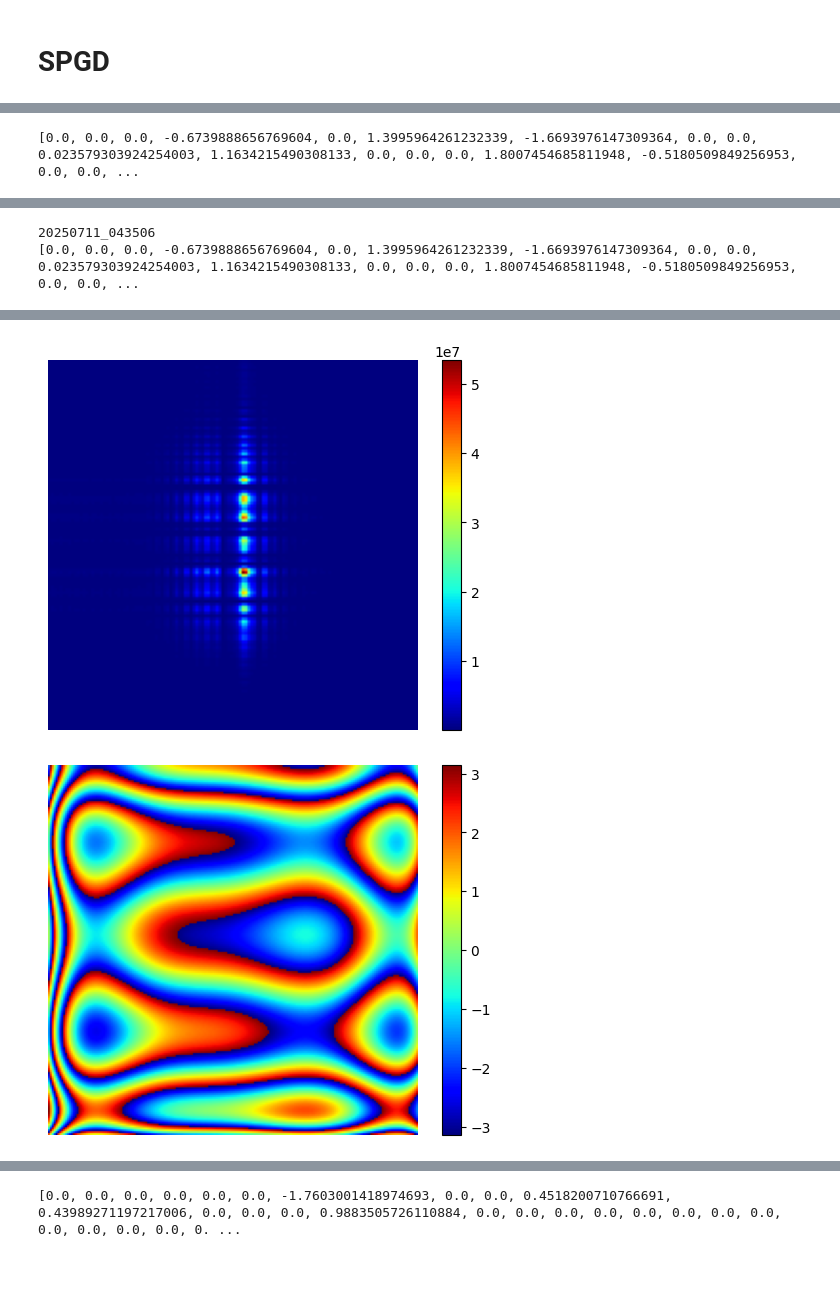
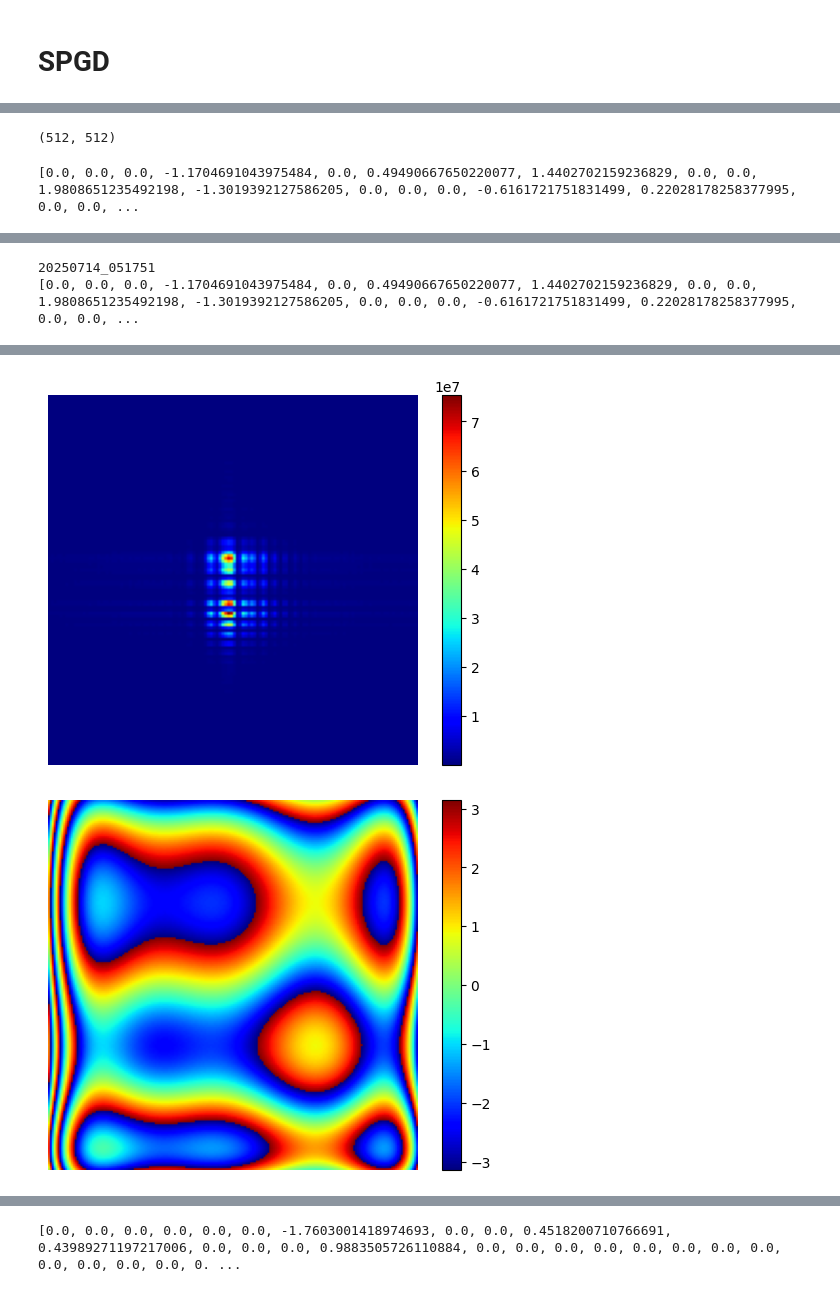
Before and after one commit to inagetsutomu/lab, a Jupyter notebook: SPGD.ipynb, the cells around one changed output, grey strips where cells are left out. Saved outputs shown, nothing was run; the diff lists cells and outputs as text; code cells hidden in the pictures.

```diff
--- a/SPGD.ipynb
+++ b/SPGD.ipynb
@@ -897,3 +899,7 @@ coef [0.0, 0.0, 0.0, -0.6739888656769604, 0.0, 1.3995964261232339, -1.6693976147
+# %%
+np.array(polyEval2D(coef, B)).shape
+# %% [output]
+(512, 512)
 # %%
 # coef = [0.0, 0.0, 0.0, -1.2514339588855623, 0.0, -0.3144071409557081, -0.8010882969276838, 0.0, 0.0, 1.3111189862683834, 0.35207777395103856, 0.0, 0.0, 0.0, -0.28724129164016254, -1.4398127181549492, 0.0, 0.0, 0.0, 0.0, 0.15651562780177164, 1.0270377425221868, 0.0, 0.0, 0.0, 0.0, 0.0, -0.05356897336279265]
 
@@ -913,7 +919,7 @@ score = laplacian_score(img_total)
 now = datetime.now()
 timestamp = now.strftime("%Y%m%d_%H%M%S")
 print(timestamp)
-save_dir = f"./SPGD_starthenka_{theta_x},{theta_y}_{timestamp}"
+save_dir = f"./SPGD_各係数収差あり2次関数のみ最適化_{timestamp}"
 save_images = f"{save_dir}/images"
 if not os.path.exists(save_images):
   os.makedirs(save_images)
@@ -963,4 +969,4 @@ plt.colorbar()
 plt.savefig(filename, dpi = 300, format= 'tiff')
 plt.show()
 # %% [output]
-[0.0, 0.0, 0.0, -0.6739888656769604, 0.0, 1.3995964261232339, -1.6693976147309364, 0.0, 0.0, 0.023579303924254003, 1.1634215490308133, 0.0, 0.0, 0.0, 1.8007454685811948, -0.5180509849256953, 0.0, 0.0, ...
+[0.0, 0.0, 0.0, -1.1704691043975484, 0.0, 0.49490667650220077, 1.4402702159236829, 0.0, 0.0, 1.9808651235492198, -1.3019392127586205, 0.0, 0.0, 0.0, -0.6161721751831499, 0.22028178258377995, 0.0, 0.0, ...
@@ -968,2 +974,2 @@ plt.show()
-20250711_043506
-[0.0, 0.0, 0.0, -0.6739888656769604, 0.0, 1.3995964261232339, -1.6693976147309364, 0.0, 0.0, 0.023579303924254003, 1.1634215490308133, 0.0, 0.0, 0.0, 1.8007454685811948, -0.5180509849256953, 0.0, 0.0, ...
+20250714_051751
+[0.0, 0.0, 0.0, -1.1704691043975484, 0.0, 0.49490667650220077, 1.4402702159236829, 0.0, 0.0, 1.9808651235492198, -1.3019392127586205, 0.0, 0.0, 0.0, -0.6161721751831499, 0.22028178258377995, 0.0, 0.0, ...
@@ -972,3 +978,3 @@ plt.show()
-[figure, old version]
+[figure, new version]
-[figure, old version]
+[figure, new version]
 # %%
```
Also changed, not shown: parts of 4 cells of this notebook.
